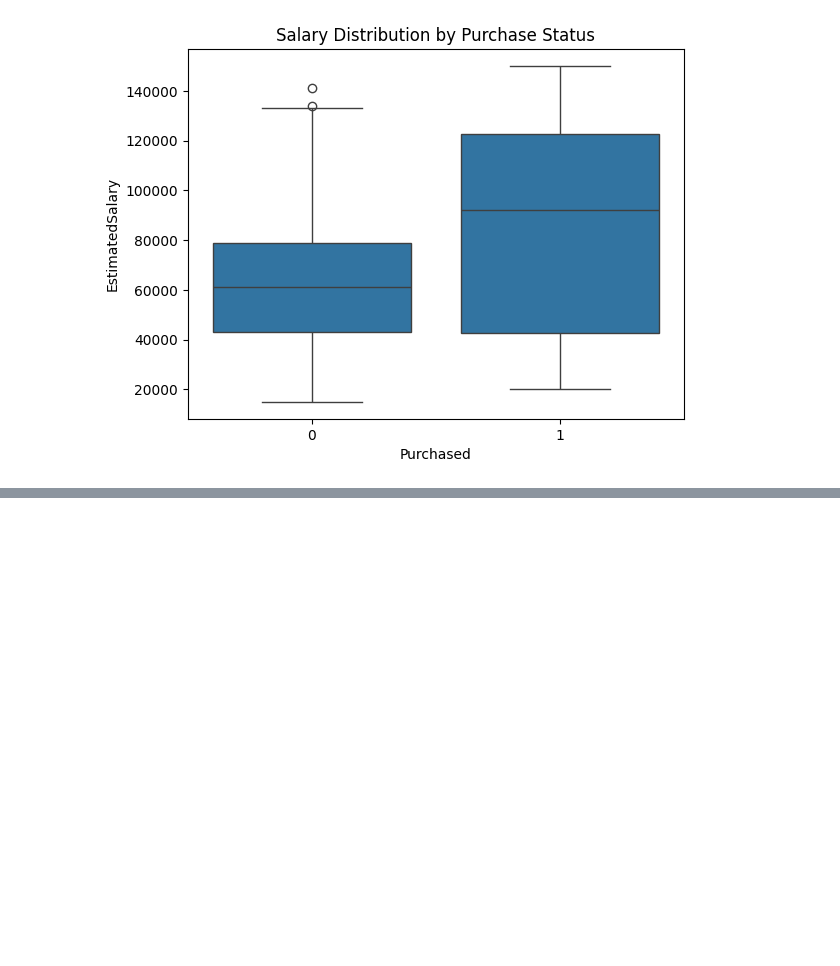
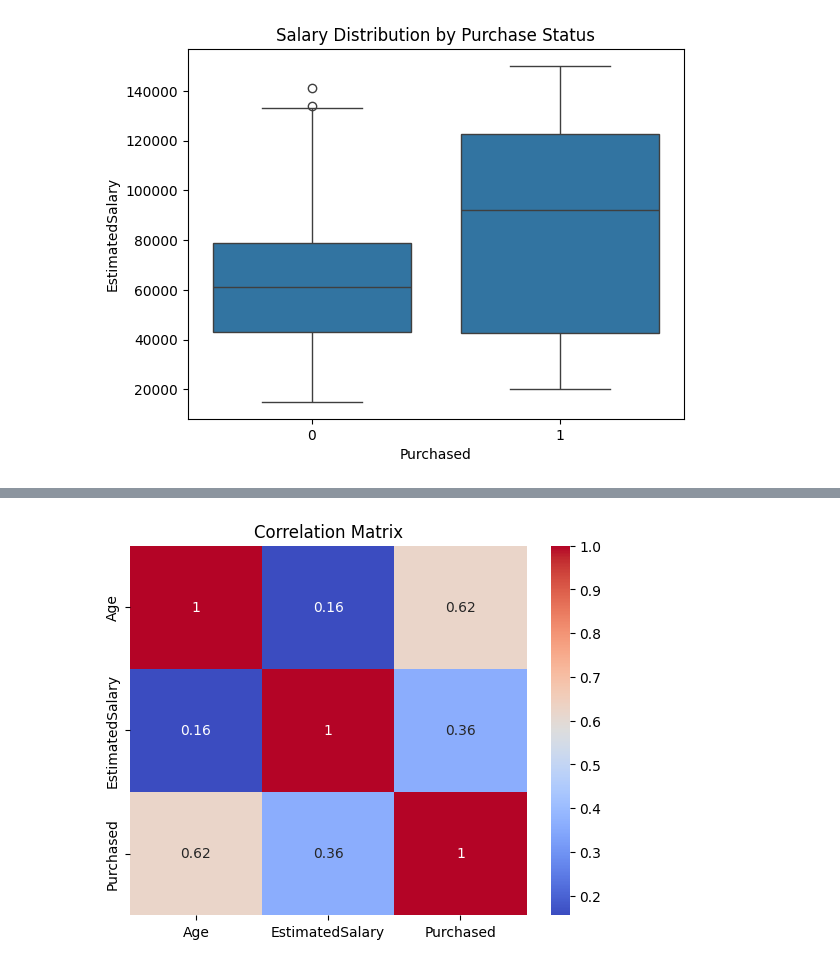
Before and after one commit to yasickogul/datascience-internship-etl-task, a Jupyter notebook: etl_analysis_social_ads.ipynb, the cells around one changed output, grey strips where cells are left out. Saved outputs shown, nothing was run; the diff lists cells and outputs as text; code cells hidden in the pictures; blank space fills up the shorter version.

```diff
--- a/etl_analysis_social_ads.ipynb
+++ b/etl_analysis_social_ads.ipynb
@@ -114,0 +123,7 @@ plt.show()
+# %%
+#Correlation Matrix
+sns.heatmap(df.corr(), annot=True, cmap="coolwarm")
+plt.title("Correlation Matrix")
+plt.show()
+# %% [output]
+[figure, added]
```
Also changed, not shown: parts of 2 cells of this notebook.
